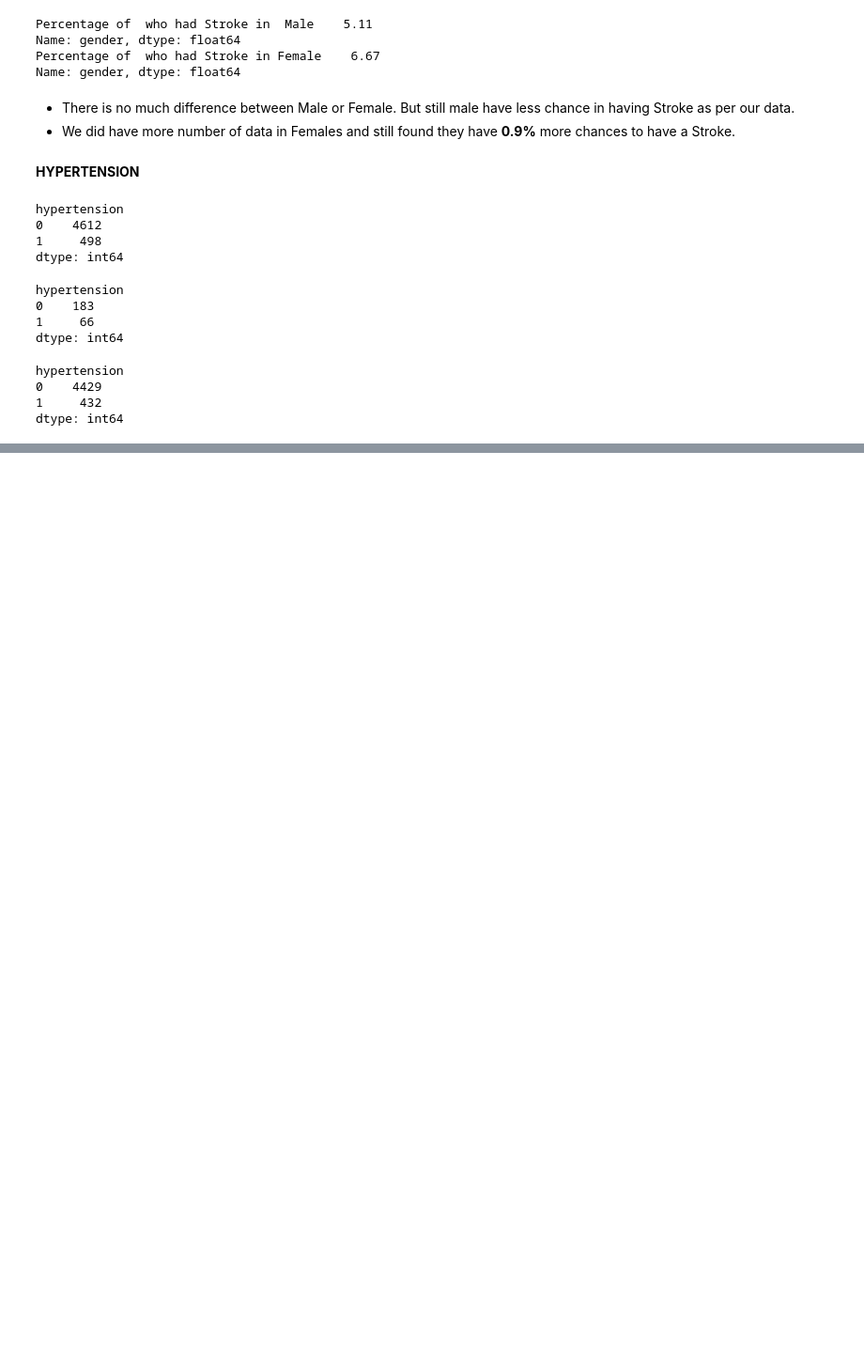
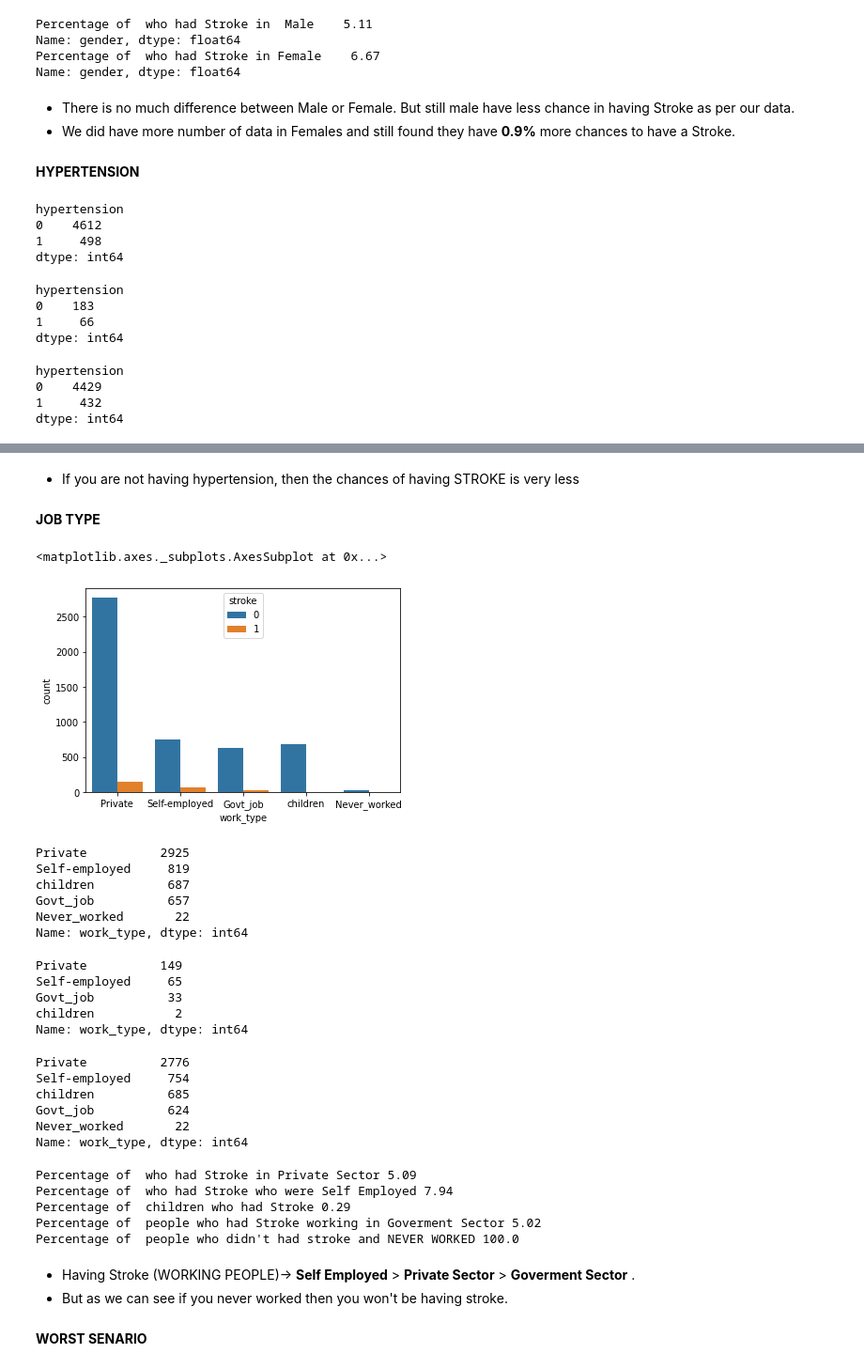
Before and after one commit to nitinyadav2203/Stroke-Prediction, a Jupyter notebook: Stroke_Prediction.ipynb, the cells around one changed output, grey strips where cells are left out. Shown at 94% size. Drawn from its saved outputs; the diff is of its cells as text; code cells hidden in the pictures; blank space fills up the shorter version.

```diff
--- a/Stroke_Prediction.ipynb
+++ b/Stroke_Prediction.ipynb
@@ -481,0 +486,53 @@ Percentage of  who didn'thad Stroke having Hypertension  91.11
+# %% [markdown]
+* If you are not having hypertension, then the chances of having STROKE is very less
+# %% [markdown]
+**JOB TYPE**
+# %%
+
+sns.countplot(x='work_type',hue='stroke',data=sp)
+# %% [output]
+<matplotlib.axes._subplots.AxesSubplot at 0x...>
+[figure, added]
+# %%
+sp['work_type'].value_counts()
+# %% [output]
+Private          2925
+Self-employed     819
+children          687
+Govt_job          657
+Never_worked       22
+Name: work_type, dtype: int64
+# %%
+had_Stroke['work_type'].value_counts()
+# %% [output]
+Private          149
+Self-employed     65
+Govt_job          33
+children           2
+Name: work_type, dtype: int64
+# %%
+not_Stroke['work_type'].value_counts()
+# %% [output]
+Private          2776
+Self-employed     754
+children          685
+Govt_job          624
+Never_worked       22
+Name: work_type, dtype: int64
+# %%
+print(f"Percentage of  who had Stroke in Private Sector {round((had_Stroke['work_type'].value_counts()['Private']/sp['work_type'].value_counts()['Private'])*100,2)}")
+print(f"Percentage of  who had Stroke who were Self Employed {round((had_Stroke['work_type'].value_counts()['Self-employed']/sp['work_type'].value_counts()['Self-employed'])*100,2)}")
+print(f"Percentage of  children who had Stroke {round((had_Stroke['work_type'].value_counts()['children']/sp['work_type'].value_counts()['children'])*100,2)}")
+print(f"Percentage of  people who had Stroke working in Goverment Sector {round((had_Stroke['work_type'].value_counts()['Govt_job']/sp['work_type'].value_counts()['Govt_job'])*100,2)}")
+print(f"Percentage of  people who didn't had stroke and NEVER WORKED {round((not_Stroke['work_type'].value_counts()['Never_worked']/sp['work_type'].value_counts()['Never_worked'])*100,2)}")
+# %% [output]
+Percentage of  who had Stroke in Private Sector 5.09
+Percentage of  who had Stroke who were Self Employed 7.94
+Percentage of  children who had Stroke 0.29
+Percentage of  people who had Stroke working in Goverment Sector 5.02
+Percentage of  people who didn't had stroke and NEVER WORKED 100.0
+# %% [markdown]
+* Having Stroke (WORKING PEOPLE)-> **Self Employed** > **Private Sector** > **Goverment Sector** .
+* But as we can see if you never worked then you won't be having stroke.
+# %% [markdown]
+**WORST SENARIO**
```
Also changed, not shown: parts of 10 cells of this notebook.
